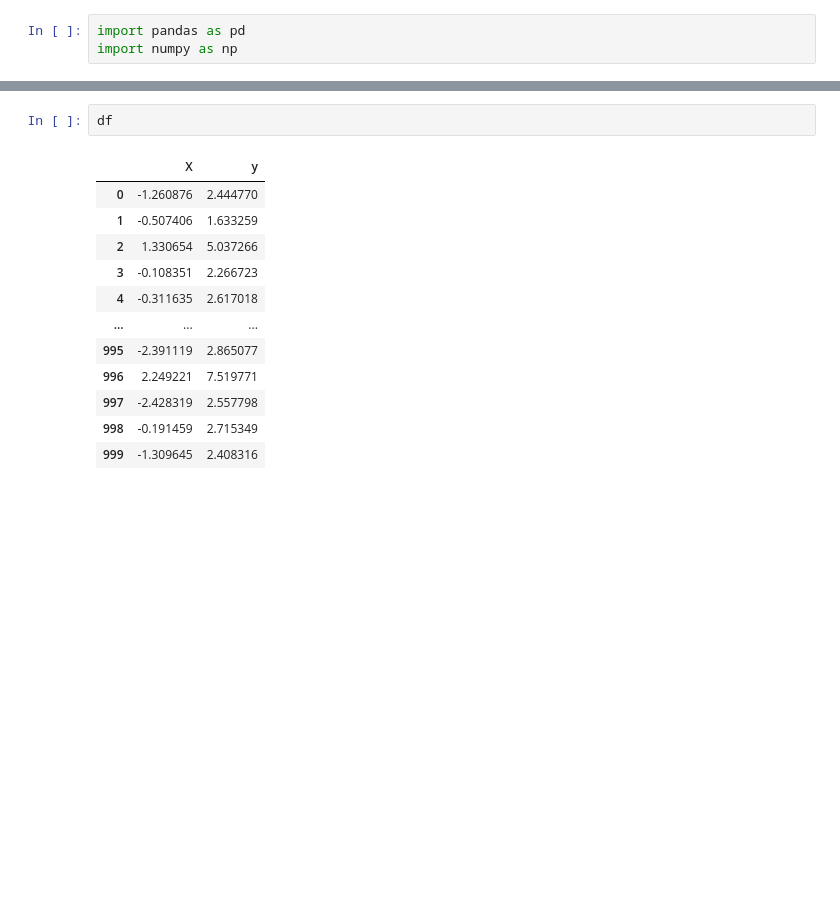
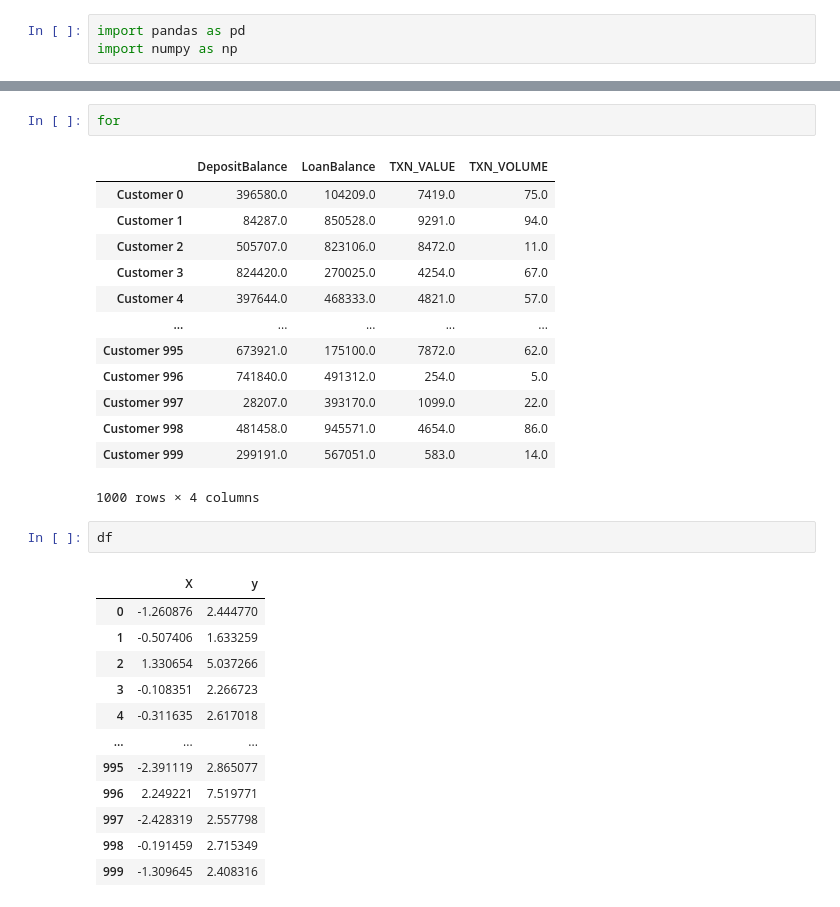
Before and after one commit to derek-dewald/Python_Tools, a Jupyter notebook: JupyterNotebooks/TEMP.ipynb, the cells around one changed output, grey strips where cells are left out. Saved outputs shown, nothing was run; the diff lists cells and outputs as text; blank space fills up the shorter version.

```diff
--- a/JupyterNotebooks/TEMP.ipynb
+++ b/JupyterNotebooks/TEMP.ipynb
@@ -4,3 +22,19 @@ import numpy as np
+# %%
+for
+# %% [output]
+|  | DepositBalance | LoanBalance | TXN_VALUE | TXN_VOLUME |
+| Customer 0 | 396580.0 | 104209.0 | 7419.0 | 75.0 |
+| Customer 1 | 84287.0 | 850528.0 | 9291.0 | 94.0 |
+| Customer 2 | 505707.0 | 823106.0 | 8472.0 | 11.0 |
+| Customer 3 | 824420.0 | 270025.0 | 4254.0 | 67.0 |
+| Customer 4 | 397644.0 | 468333.0 | 4821.0 | 57.0 |
+| ... | ... | ... | ... | ... |
+| Customer 995 | 673921.0 | 175100.0 | 7872.0 | 62.0 |
+| Customer 996 | 741840.0 | 491312.0 | 254.0 | 5.0 |
+| Customer 997 | 28207.0 | 393170.0 | 1099.0 | 22.0 |
+| Customer 998 | 481458.0 | 945571.0 | 4654.0 | 86.0 |
+| Customer 999 | 299191.0 | 567051.0 | 583.0 | 14.0 |
+1000 rows × 4 columns
 # %%
 df
 # %% [output]
```
Also changed, not shown: parts of 2 cells of this notebook, 18 other files.
